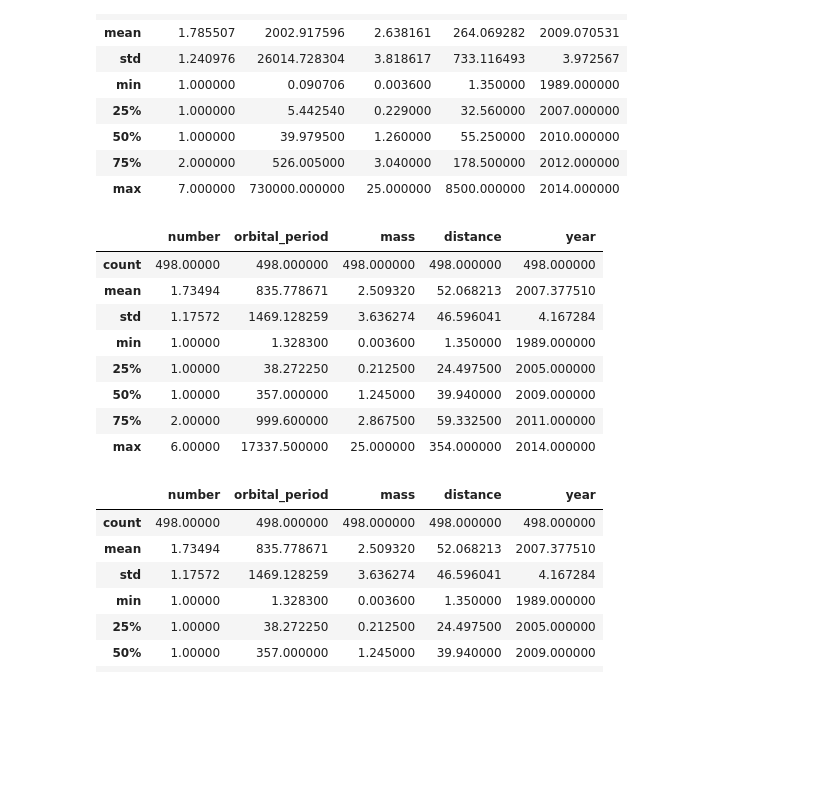
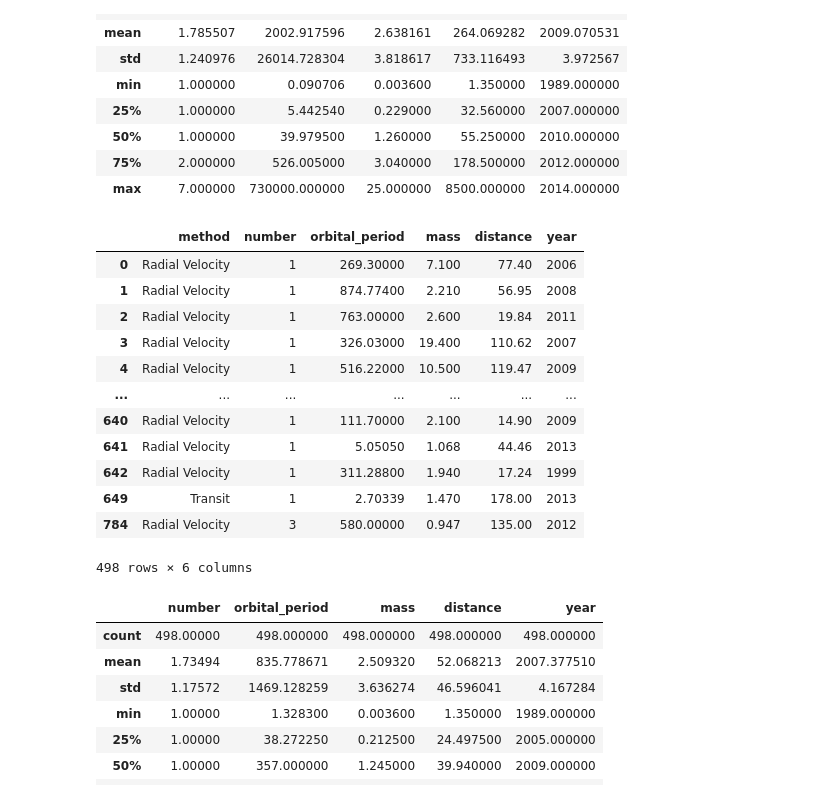
Before and after one commit to shangxiwu/data_analysis, a Jupyter notebook: Mod15_Aggregation_and_Grouping.ipynb, the cells around one changed output. Drawn from its saved outputs; the diff is of its cells as text; code cells hidden in the pictures; blank space fills up the shorter version.

```diff
--- a/Mod15_Aggregation_and_Grouping.ipynb
+++ b/Mod15_Aggregation_and_Grouping.ipynb
@@ -141,17 +169,21 @@ planets.describe()  #要先處理掉空值再看比較有意義
 | 75% | 2.000000 | 526.005000 | 3.040000 | 178.500000 | 2012.000000 |
 | max | 7.000000 | 730000.000000 | 25.000000 | 8500.000000 | 2014.000000 |
 # %%
-planets.dropna().describe()
+planets.dropna()
 # %% [output]
-|  | number | orbital_period | mass | distance | year |
-| count | 498.00000 | 498.000000 | 498.000000 | 498.000000 | 498.000000 |
-| mean | 1.73494 | 835.778671 | 2.509320 | 52.068213 | 2007.377510 |
-| std | 1.17572 | 1469.128259 | 3.636274 | 46.596041 | 4.167284 |
-| min | 1.00000 | 1.328300 | 0.003600 | 1.350000 | 1989.000000 |
-| 25% | 1.00000 | 38.272250 | 0.212500 | 24.497500 | 2005.000000 |
-| 50% | 1.00000 | 357.000000 | 1.245000 | 39.940000 | 2009.000000 |
-| 75% | 2.00000 | 999.600000 | 2.867500 | 59.332500 | 2011.000000 |
-| max | 6.00000 | 17337.500000 | 25.000000 | 354.000000 | 2014.000000 |
+|  | method | number | orbital_period | mass | distance | year |
+| 0 | Radial Velocity | 1 | 269.30000 | 7.100 | 77.40 | 2006 |
+| 1 | Radial Velocity | 1 | 874.77400 | 2.210 | 56.95 | 2008 |
+| 2 | Radial Velocity | 1 | 763.00000 | 2.600 | 19.84 | 2011 |
+| 3 | Radial Velocity | 1 | 326.03000 | 19.400 | 110.62 | 2007 |
+| 4 | Radial Velocity | 1 | 516.22000 | 10.500 | 119.47 | 2009 |
+| ... | ... | ... | ... | ... | ... | ... |
+| 640 | Radial Velocity | 1 | 111.70000 | 2.100 | 14.90 | 2009 |
+| 641 | Radial Velocity | 1 | 5.05050 | 1.068 | 44.46 | 2013 |
+| 642 | Radial Velocity | 1 | 311.28800 | 1.940 | 17.24 | 1999 |
+| 649 | Transit | 1 | 2.70339 | 1.470 | 178.00 | 2013 |
+| 784 | Radial Velocity | 3 | 580.00000 | 0.947 | 135.00 | 2012 |
+498 rows × 6 columns
 # %%
 planets.dropna().describe()
 # %% [output]
```
Also changed, not shown: parts of 18 cells of this notebook, 1 other file.
